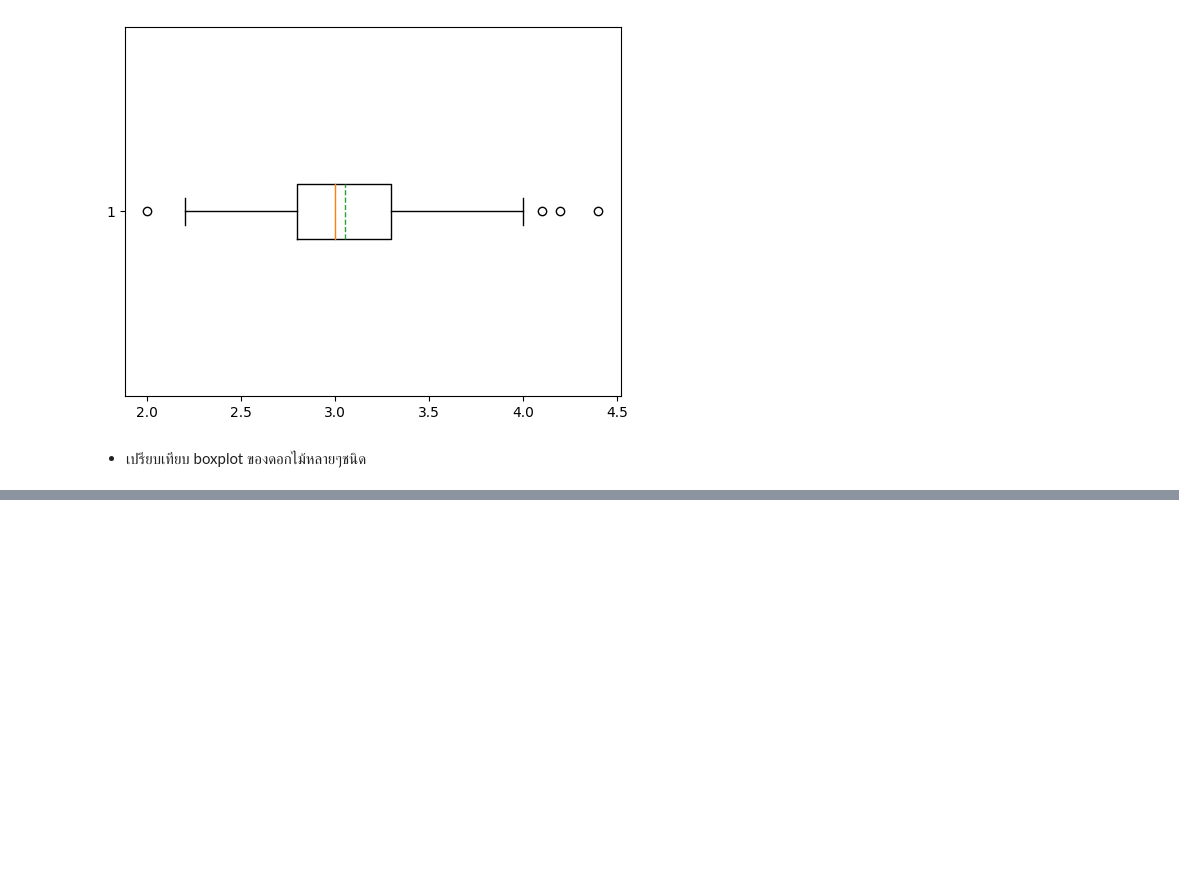
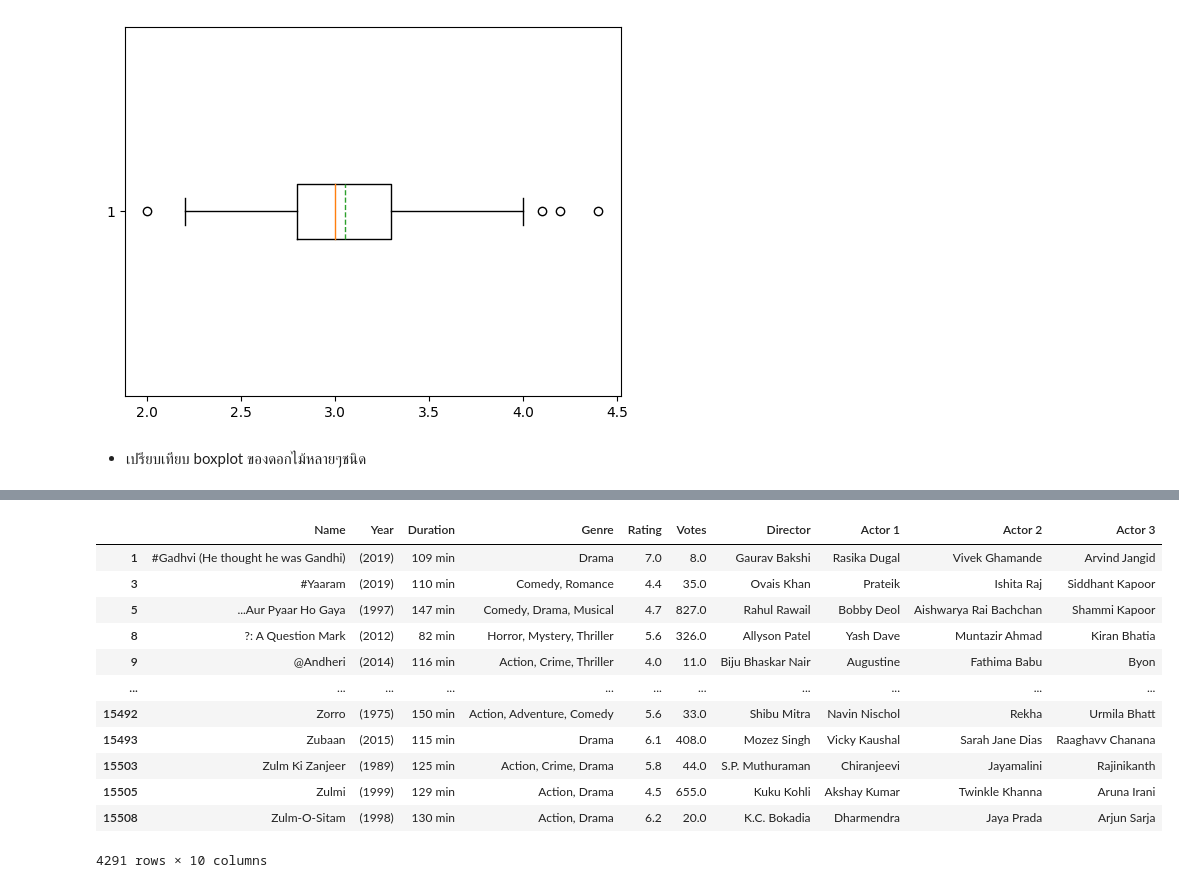
Before and after one commit to Natthaphatz007/Python_dataviz2024, a Jupyter notebook: Visualize_Data_Distribution_(02)_2024.ipynb, the cells around one changed output, grey strips where cells are left out. Cells and saved outputs as stored; diff of their text form; code cells hidden in the pictures; blank space fills up the shorter version.

```diff
--- a/Visualize_Data_Distribution_(02)_2024.ipynb
+++ b/Visualize_Data_Distribution_(02)_2024.ipynb
@@ -223,0 +250,17 @@ print(file_path)
+# %%
+df_movies = df_movies.dropna()
+df_movies
+# %% [output]
+|  | Name | Year | Duration | Genre | Rating | Votes | Director | Actor 1 | Actor 2 | Actor 3 |
+| 1 | #Gadhvi (He thought he was Gandhi) | (2019) | 109 min | Drama | 7.0 | 8.0 | Gaurav Bakshi | Rasika Dugal | Vivek Ghamande | Arvind Jangid |
+| 3 | #Yaaram | (2019) | 110 min | Comedy, Romance | 4.4 | 35.0 | Ovais Khan | Prateik | Ishita Raj | Siddhant Kapoor |
+| 5 | ...Aur Pyaar Ho Gaya | (1997) | 147 min | Comedy, Drama, Musical | 4.7 | 827.0 | Rahul Rawail | Bobby Deol | Aishwarya Rai Bachchan | Shammi Kapoor |
+| 8 | ?: A Question Mark | (2012) | 82 min | Horror, Mystery, Thriller | 5.6 | 326.0 | Allyson Patel | Yash Dave | Muntazir Ahmad | Kiran Bhatia |
+| 9 | @Andheri | (2014) | 116 min | Action, Crime, Thriller | 4.0 | 11.0 | Biju Bhaskar Nair | Augustine | Fathima Babu | Byon |
+| ... | ... | ... | ... | ... | ... | ... | ... | ... | ... | ... |
+| 15492 | Zorro | (1975) | 150 min | Action, Adventure, Comedy | 5.6 | 33.0 | Shibu Mitra | Navin Nischol | Rekha | Urmila Bhatt |
+| 15493 | Zubaan | (2015) | 115 min | Drama | 6.1 | 408.0 | Mozez Singh | Vicky Kaushal | Sarah Jane Dias | Raaghavv Chanana |
+| 15503 | Zulm Ki Zanjeer | (1989) | 125 min | Action, Crime, Drama | 5.8 | 44.0 | S.P. Muthuraman | Chiranjeevi | Jayamalini | Rajinikanth |
+| 15505 | Zulmi | (1999) | 129 min | Action, Drama | 4.5 | 655.0 | Kuku Kohli | Akshay Kumar | Twinkle Khanna | Aruna Irani |
+| 15508 | Zulm-O-Sitam | (1998) | 130 min | Action, Drama | 6.2 | 20.0 | K.C. Bokadia | Dharmendra | Jaya Prada | Arjun Sarja |
+4291 rows × 10 columns
```
Also changed, not shown: parts of 12 cells of this notebook.
